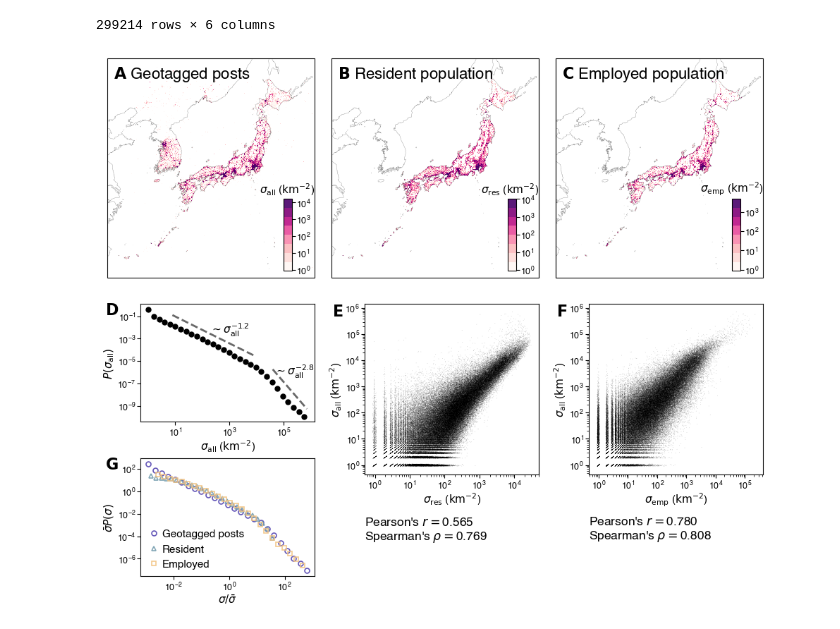
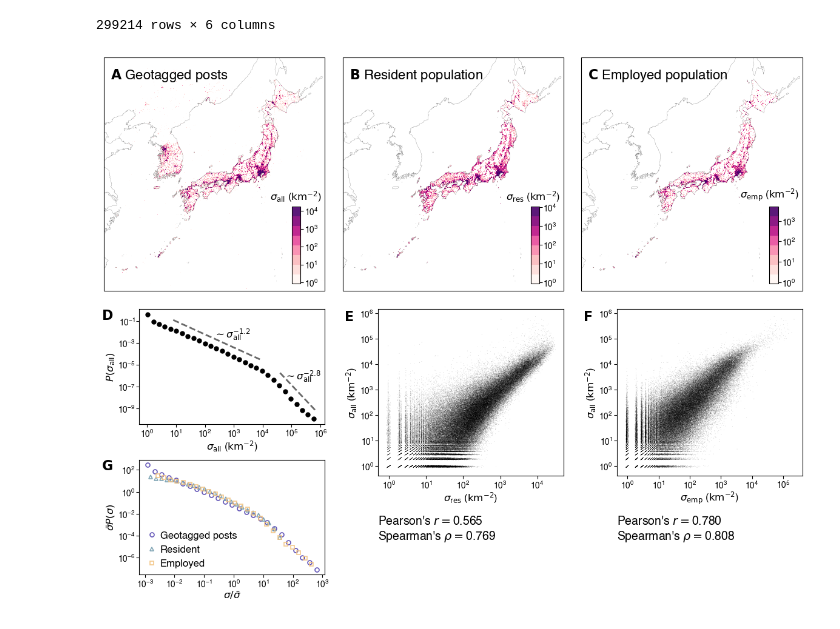
Before and after one commit to takayukihir/geotagged-tweets, a Jupyter notebook: code/make_fig2.ipynb, the cells around one changed output. Drawn from its saved outputs; the diff is of its cells as text; code cells hidden in the pictures.

Commit message:
update notebooks to make the generated figures the same scale

```diff
--- a/code/make_fig2.ipynb
+++ b/code/make_fig2.ipynb
@@ -36,9 +38,9 @@ figdir = Path().resolve().parent / 'figure'
 plt.rcParams['font.family'] = ['sans-serif', 'serif']
 plt.rcParams["font.sans-serif"] = ['Helvetica']
 plt.rcParams['font.serif'] = ['Palatino']
-SMALL_FONT_SIZE = 9
-MEDIUM_FONT_SIZE = 11
-LARGE_FONT_SIZE = 12.5
+SMALL_FONT_SIZE = 10
+MEDIUM_FONT_SIZE = 12
+LARGE_FONT_SIZE = 14
 PANEL_LABEL_SIZE = 16
 PANEL_LABEL_FONT = 'DejaVu Sans'
 plt.rcParams.update({'font.size': MEDIUM_FONT_SIZE})
@@ -124,9 +126,8 @@ def power_law_pdf(x, exponent, xmin, discrete=True):
         pdf = (exponent - 1) * (x / xmin)**(- exponent) / xmin
     return pdf
 # %%
-# fig = plt.figure(figsize=(15, 10.5))
-fig = plt.figure(figsize=(12, 9))
-subfigs = fig.subfigures(2, 1, height_ratios=[1, 0.95], hspace=-0.25)
+fig = plt.figure(figsize=(12, 9.5))
+subfigs = fig.subfigures(2, 1, height_ratios=[1, 0.95], hspace=0.05)
 map_axes = subfigs[0].subplot_mosaic(
     """
     ABC
@@ -159,10 +160,12 @@ for df, descr, subscr, panel_label in zip([all_df, res_df, emp_df],
     cb.ax.minorticks_off()
     cb.ax.set_yticks(np.power(10, np.arange(np.ceil(np.log10(data_val[data_val > 0].min())),
                                             np.floor(np.log10(np.quantile(data_val, 0.99))) + 1)))
-    cb.set_label(cblabel, rotation=0, va='bottom', y=1.03)
+    cb.set_label(cblabel, rotation=0, va='bottom', y=1.05)
     # mapviz.scale_bar(ax=map_data.ax, length=100, location=(0.5, 0.05), linewidth=2)
     ax.text(*panel_title_loc, rf'$\bf{{{panel_label}}}$ ' + descr,
             transform=ax.transAxes, fontsize=PANEL_LABEL_SIZE)
+
+subfigs[0].subplots_adjust(left=0.02, right=0.98, top=0.99, bottom=0.02)
 
 hspace = 0.55
 second_row_height_ratio = 0.2
@@ -183,6 +186,7 @@ dist_axes = subfigs[1].subplot_mosaic(
     }
 )
 shift_x = 0.16
+shift_y = 0.1
 panel_label_kwargs = dict(fontsize=PANEL_LABEL_SIZE, weight='bold', font=PANEL_LABEL_FONT)
 
 # D
@@ -204,7 +208,7 @@ fit_exponent_tail = 2.8
 fit_x_tail = np.geomspace(4E4, all_df['density'].max())
 ax.plot(fit_x_tail, 0.04*power_law_pdf(fit_x_tail, fit_exponent_tail, 4E4, discrete=False),
         c='dimgrey', ls='--', lw=2)
-ax.text(0.77, 0.4, r"$\sim \sigma_\mathrm{{all}}^{{-{}}}$".format(fit_exponent_tail),
+ax.text(0.78, 0.39, r"$\sim \sigma_\mathrm{{all}}^{{-{}}}$".format(fit_exponent_tail),
                   fontsize=MEDIUM_FONT_SIZE, transform=ax.transAxes, color='k')
 
 ax.text(-0.2, 0.91, panel_label, transform=ax.transAxes, **panel_label_kwargs)
@@ -225,33 +229,36 @@ for subscr, panel_label in zip(['res', 'emp'], ['E', 'F']):
     ax.set_ylabel(r'$\sigma_\mathrm{all}$ ($\mathrm{km}^{-2}$)', labelpad=1.5)
     corr_text = "Pearson's " + r'$r=$' + '{:.3f}'.format(r) + '\n' + \
         "Spearman's " + r'$\rho=$' + '{:.3f}'.format(rho)
     ax.text(0, -0.24, corr_text, transform=ax.transAxes, va='top', fontsize=LARGE_FONT_SIZE)
     ax.text(-0.18, 0.93, panel_label, transform=ax.transAxes, **panel_label_kwargs)
 
 # G
 panel_label = 'G'
 ax = dist_axes[panel_label]
 arrays = [all_df['density'].to_numpy()/all_df['density'].mean(),
           res_df['density'].to_numpy()/res_df['density'].mean(),
           emp_df['density'].to_numpy()/emp_df['density'].mean()]
 labels = ['Geotagged posts', 'Resident', 'Employed']
 colors = ["#5445b1", "#749dae", "#f3c483", "#5c1a33", "#cd3341", "#f7dc6a"]
 markers = ['o', '^', 's', 'v', 'p', 'x']
 for array, label, color, marker in zip(arrays, labels, colors, markers):
     analysis.plot_single_histogram(ax, array, xscale='log', yscale='log', discrete=False, numbins=25,
                                    marker=marker, ms=5, color=color, mfc='none',
                                    mew=1.2, alpha=0.9, ls='', label=label)
 ax.set_xlabel(r'$\sigma / \bar{\sigma}$', labelpad=0.2)
 ax.set_ylabel(r'$\bar{\sigma} P(\sigma)$', labelpad=1.5)
 ax.legend(frameon=False, fontsize=MEDIUM_FONT_SIZE, loc="lower left", bbox_to_anchor=(0.02, 0.02),
           handlelength=1, handletextpad=0.3, borderpad=0.2, borderaxespad=0.2)
 ax.text(-0.2, 0.91, panel_label, transform=ax.transAxes, **panel_label_kwargs)
 
 for ax in dist_axes.values():
     ax.tick_params(axis='both', pad=1.5, labelsize=SMALL_FONT_SIZE)
     pos1 = ax.get_position()
-    pos2 = [pos1.x0 + pos1.width*shift_x, pos1.y0, pos1.width*(1-shift_x), pos1.height]
+    pos2 = [pos1.x0 + pos1.width*shift_x, pos1.y0 + shift_y, pos1.width*(1-shift_x), pos1.height]
     ax.set_position(pos2)
+    ax.minorticks_off()
+
+# fig.add_artist(mpatches.Rectangle((0, 0), 1, 1, color='k', fill=False, lw=1))
 # %% [output]
-[figure, old version]
+[figure, new version]
 # %%
```
Also changed, not shown: parts of 2 cells of this notebook, 4 other files.
